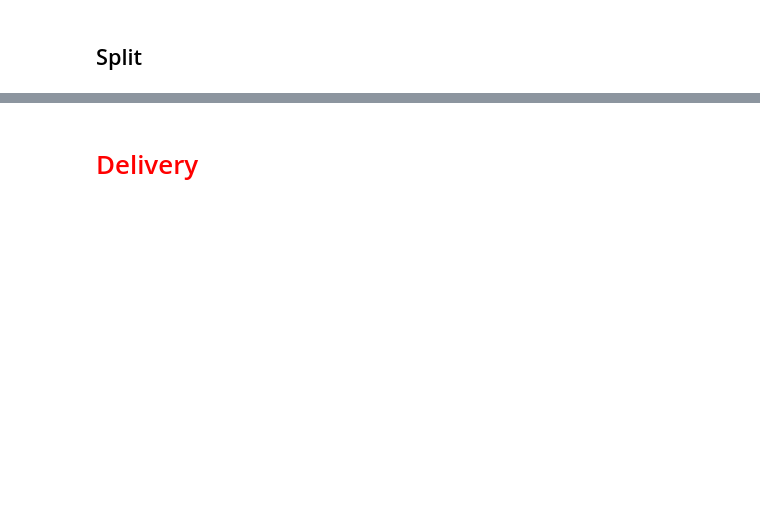
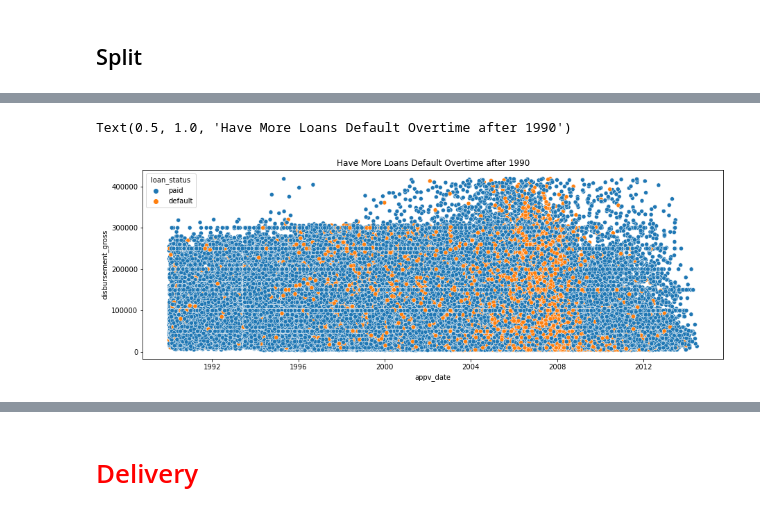
Before and after one commit to kanieladenis/individual_project, a Jupyter notebook: individual_project_sba_loans_working_copy.ipynb, the cells around one changed output, grey strips where cells are left out. Cells and saved outputs as stored; diff of their text form; code cells hidden in the pictures; blank space fills up the shorter version.

```diff
--- a/individual_project_sba_loans_working_copy.ipynb
+++ b/individual_project_sba_loans_working_copy.ipynb
@@ -795,0 +725,8 @@ Text(0.5, 0, 'State')
+# %%
+defaults_1990 = train[train.appv_date >= '1990']
+plt.figure(figsize=(15,5))
+sns.scatterplot(data=defaults_1990, x='appv_date', y='disbursement_gross', hue='loan_status')
+plt.title('Have More Loans Default Overtime after 1990')
+# %% [output]
+Text(0.5, 1.0, 'Have More Loans Default Overtime after 1990')
+[figure, added]
```
Also changed, not shown: parts of 195 cells of this notebook, 1 other file.
